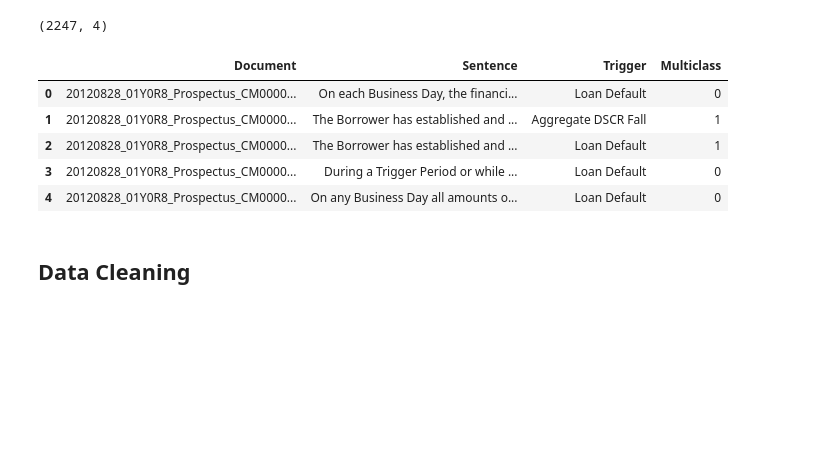
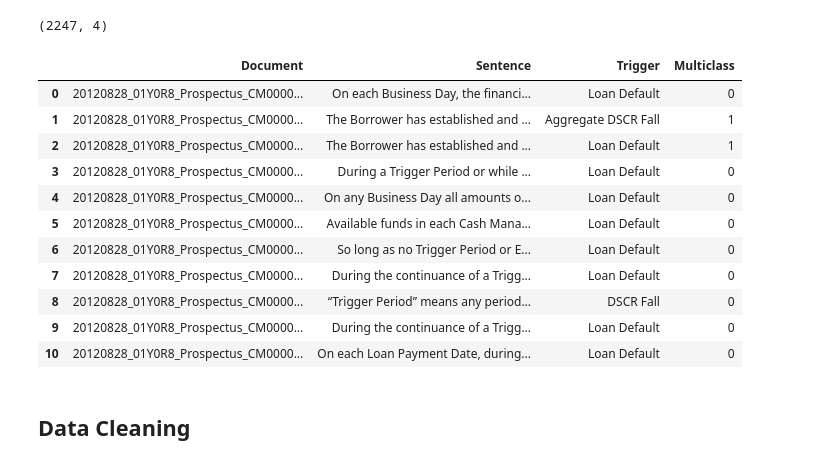
Before and after one commit to jcbdata/Legalese_Mortgage_Documents, a Jupyter notebook: Code/Exos_Mortgages_09JuneDataBLogOnly_Nontrigger.ipynb, the cells around one changed output. Saved outputs shown, nothing was run; the diff lists cells and outputs as text; code cells hidden in the pictures; blank space fills up the shorter version.

```diff
--- a/Code/Exos_Mortgages_09JuneDataBLogOnly_Nontrigger.ipynb
+++ b/Code/Exos_Mortgages_09JuneDataBLogOnly_Nontrigger.ipynb
@@ -81,14 +81,20 @@ raw_df.shape
 # %% [output]
 (2247, 4)
 # %%
-raw_df.head()
+raw_df.head(11)
 # %% [output]
 |  | Document | Sentence | Trigger | Multiclass |
 | 0 | 20120828_01Y0R8_Prospectus_CM0000... | On each Business Day, the financi... | Loan Default | 0 |
 | 1 | 20120828_01Y0R8_Prospectus_CM0000... | The Borrower has established and ... | Aggregate DSCR Fall | 1 |
 | 2 | 20120828_01Y0R8_Prospectus_CM0000... | The Borrower has established and ... | Loan Default | 1 |
 | 3 | 20120828_01Y0R8_Prospectus_CM0000... | During a Trigger Period or while ... | Loan Default | 0 |
 | 4 | 20120828_01Y0R8_Prospectus_CM0000... | On any Business Day all amounts o... | Loan Default | 0 |
+| 5 | 20120828_01Y0R8_Prospectus_CM0000... | Available funds in each Cash Mana... | Loan Default | 0 |
+| 6 | 20120828_01Y0R8_Prospectus_CM0000... | So long as no Trigger Period or E... | Loan Default | 0 |
+| 7 | 20120828_01Y0R8_Prospectus_CM0000... | During the continuance of a Trigg... | Loan Default | 0 |
+| 8 | 20120828_01Y0R8_Prospectus_CM0000... | “Trigger Period” means any period... | DSCR Fall | 0 |
+| 9 | 20120828_01Y0R8_Prospectus_CM0000... | During the continuance of a Trigg... | Loan Default | 0 |
+| 10 | 20120828_01Y0R8_Prospectus_CM0000... | On each Loan Payment Date, during... | Loan Default | 0 |
 # %% [markdown]
 ## Data Cleaning
 # %%
```
Also changed, not shown: parts of 40 cells of this notebook, 16 other files.
